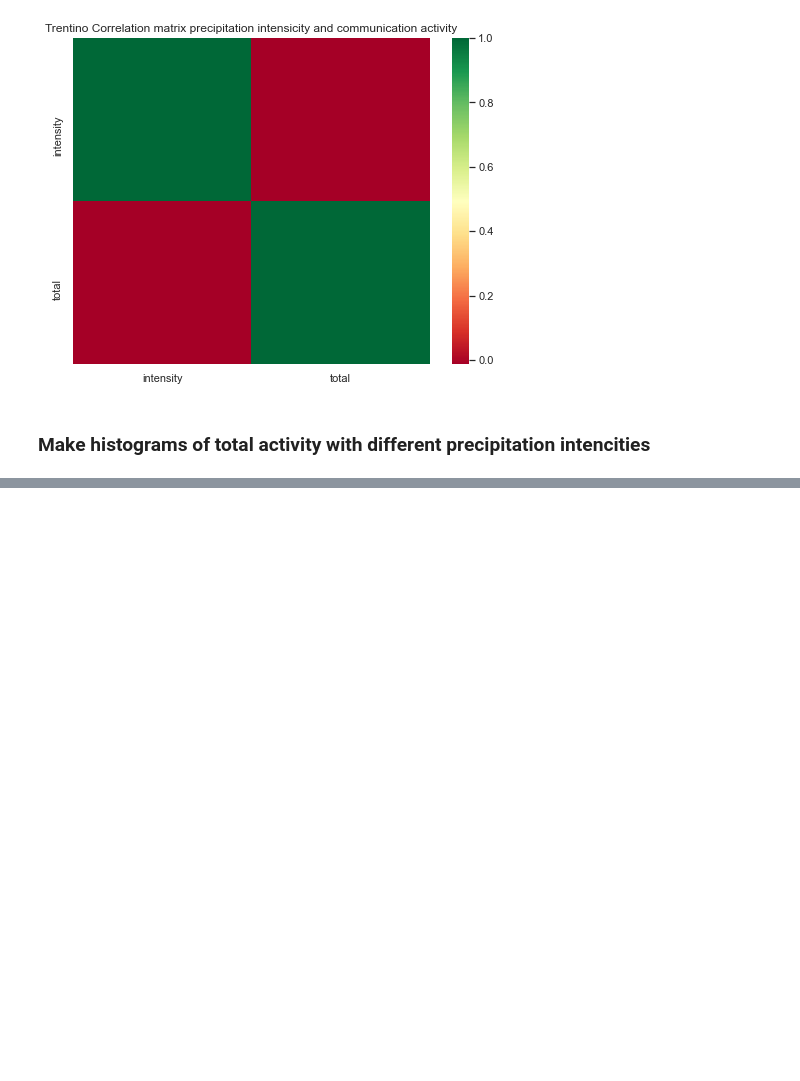
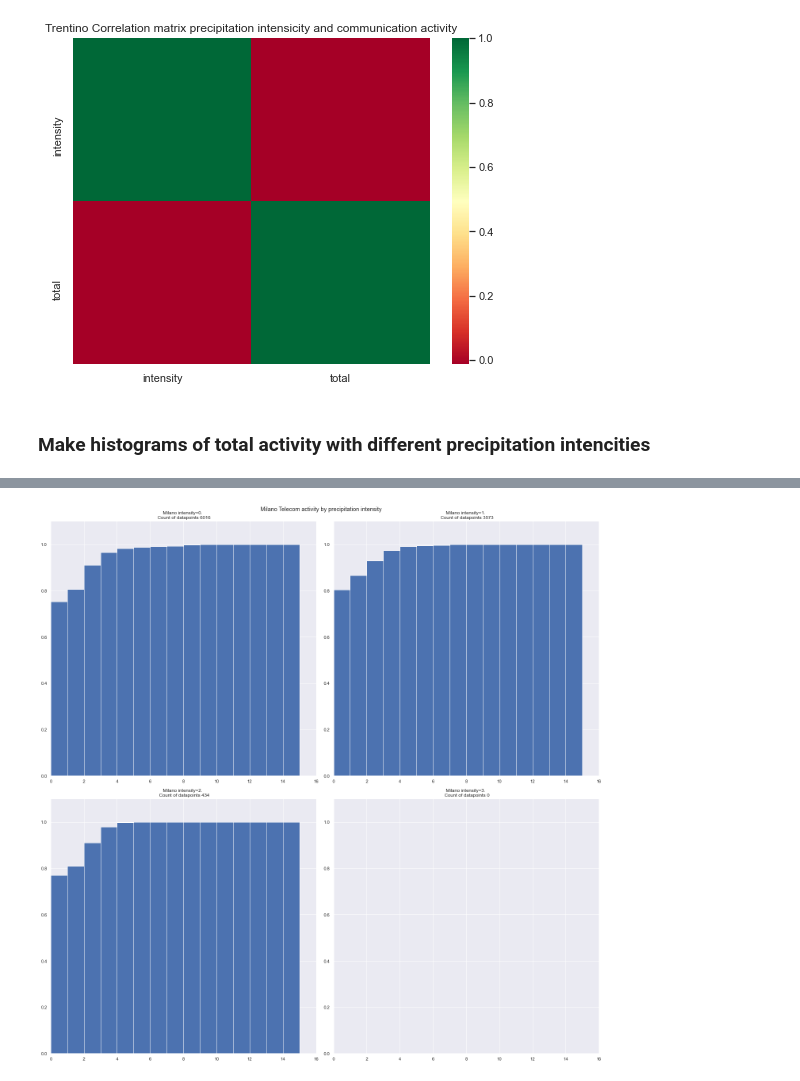
Before and after one commit to Saukkoriipi/DDI_Project, a Jupyter notebook: Project_main.ipynb, the cells around one changed output, grey strips where cells are left out. Saved outputs shown, nothing was run; the diff lists cells and outputs as text; code cells hidden in the pictures; blank space fills up the shorter version.

```diff
--- a/Project_main.ipynb
+++ b/Project_main.ipynb
@@ -839,0 +726,90 @@ Parsing completed. Parsed 100 lines in 0.006324 secs.
+# %%
+# Set bins for first plot
+bins = list(range(0, 15 + 1, 1))
+
+# Make Milano histograms. One for each precipitation intensity class.
+fig, ax = plt.subplots(2, 2, tight_layout=True, figsize=(20, 20))
+
+# Histogram 1
+plt.subplot(2, 2, 1)
+plt.xlim(0, 16)
+plt.ylim(0, 1.1)
+plt.hist(milano_w0["total"], bins=bins, density=True, stacked=True, cumulative=True)
+plt.title("Milano intensity=0. \n Count of datapoints {}". format(len(milano_w0)))
+
+# Histogram 2
+plt.subplot(2, 2, 2)
+plt.xlim(0, 16)
+plt.ylim(0, 1.1)
+plt.hist(milano_w1["total"], bins=bins, density=True, stacked=True, cumulative=True)
+plt.title("Milano intensity=1. \n Count of datapoints {}". format(len(milano_w1)))
+
+# Histogram 3
+plt.subplot(2, 2, 3)
+plt.xlim(0, 16)
+plt.ylim(0, 1.1)
+plt.hist(milano_w2["total"], bins=bins, density=True, stacked=True, cumulative=True)
+plt.title("Milano intensity=2. \n Count of datapoints {}". format(len(milano_w2)))
+
+# Histogram 4
+plt.subplot(2, 2, 4)
+plt.xlim(0, 16)
+plt.ylim(0, 1.1)
+plt.hist(milano_w3["total"], bins=bins, density=True, stacked=True, cumulative=True)
+plt.title("Milano intensity=3. \n Count of datapoints {}". format(len(milano_w3)))
+
+plt.suptitle('Milano Telecom activity by precipitation intensity')
+plt.show()
+
+# Set bins for second plot
+bins = list(range(0, 50 + 1, 1))
+
+# Make Trentino histograms. One for each precipitation intensity class.
+fig, ax = plt.subplots(3, 2, tight_layout=True, figsize=(20, 20))
+
+# Histogram 1
+plt.subplot(3, 2, 1)
+plt.ylim(0, 1.1)
+plt.xlim(0, 51)
+plt.hist(trentino_w1["total"], bins=bins, density=True, stacked=True, cumulative=True)
+plt.title("Trentino intensity=1. \n Count of datapoints {}". format(len(trentino_w1)))
+
+# Histogram 2
+plt.subplot(3, 2, 2)
+plt.ylim(0, 1.1)
+plt.xlim(0, 51)
+plt.hist(trentino_w2["total"], bins=bins, density=True, stacked=True, cumulative=True)
+plt.title("Trentino intensity=2. \n Count of datapoints {}". format(len(trentino_w2)))
+
+# Histogram 3
+plt.subplot(3, 2, 3)
+plt.ylim(0, 1.1)
+plt.xlim(0, 51)
+plt.hist(trentino_w3["total"], bins=bins, density=True, stacked=True, cumulative=True)
+plt.title("Trentino intensity=3. \n Count of datapoints {}". format(len(trentino_w3)))
+
+# Histogram 4
+plt.subplot(3, 2, 4)
+plt.ylim(0, 1.1)
+plt.xlim(0, 51)
+plt.hist(trentino_w4["total"], bins=bins, density=True, stacked=True, cumulative=True)
+plt.title("Trentino intensity=4. \n Count of datapoints {}". format(len(trentino_w4)))
+
+# Histogram 5
+plt.subplot(3, 2, 5)
+plt.ylim(0, 1.1)
+plt.xlim(0, 51)
+plt.hist(trentino_w5["total"], bins=bins, density=True, stacked=True, cumulative=True)
+plt.title("Trentino intensity=5. \n Count of datapoints {}". format(len(trentino_w5)))
+
+# Histogram 6
+plt.subplot(3, 2, 6)
+plt.ylim(0, 1.1)
+plt.xlim(0, 51)
+plt.hist(trentino_w6["total"], bins=bins, density=True, stacked=True, cumulative=True)
+plt.title("Trentino intensity=6. \n Count of datapoints {}". format(len(trentino_w6)))
+
+plt.suptitle('Trentino Telecom activity by precipitation intensity')
+plt.show()
+# %% [output]
+[figure, added]
```
Also changed, not shown: parts of 39 cells of this notebook.
